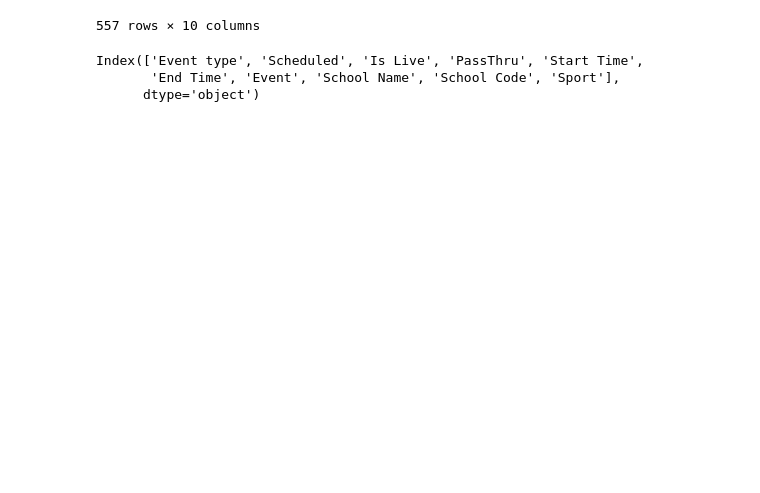
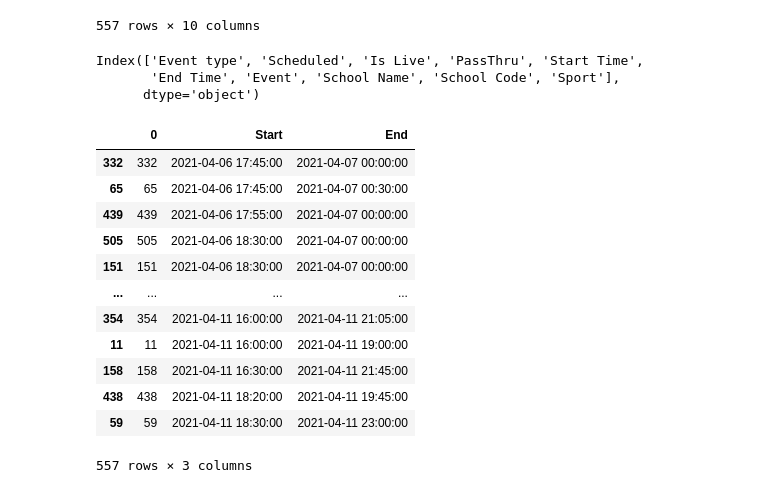
Before and after one commit to jackintyre/Project-1-, a Jupyter notebook: SportsAPI.ipynb, the cells around one changed output. Saved outputs shown, nothing was run; the diff lists cells and outputs as text; code cells hidden in the pictures; blank space fills up the shorter version.

```diff
--- a/SportsAPI.ipynb
+++ b/SportsAPI.ipynb
@@ -192,0 +212,17 @@ event_df.to_csv('events.csv')
+# %%
+active_runtime_df = active_runtime_df.sort_values(by="Start")
+active_runtime_df
+# %% [output]
+|  | 0 | Start | End |
+| 332 | 332 | 2021-04-06 17:45:00 | 2021-04-07 00:00:00 |
+| 65 | 65 | 2021-04-06 17:45:00 | 2021-04-07 00:30:00 |
+| 439 | 439 | 2021-04-06 17:55:00 | 2021-04-07 00:00:00 |
+| 505 | 505 | 2021-04-06 18:30:00 | 2021-04-07 00:00:00 |
+| 151 | 151 | 2021-04-06 18:30:00 | 2021-04-07 00:00:00 |
+| ... | ... | ... | ... |
+| 354 | 354 | 2021-04-11 16:00:00 | 2021-04-11 21:05:00 |
+| 11 | 11 | 2021-04-11 16:00:00 | 2021-04-11 19:00:00 |
+| 158 | 158 | 2021-04-11 16:30:00 | 2021-04-11 21:45:00 |
+| 438 | 438 | 2021-04-11 18:20:00 | 2021-04-11 19:45:00 |
+| 59 | 59 | 2021-04-11 18:30:00 | 2021-04-11 23:00:00 |
+557 rows × 3 columns
```
Also changed, not shown: parts of 5 cells of this notebook, 1 other file.
